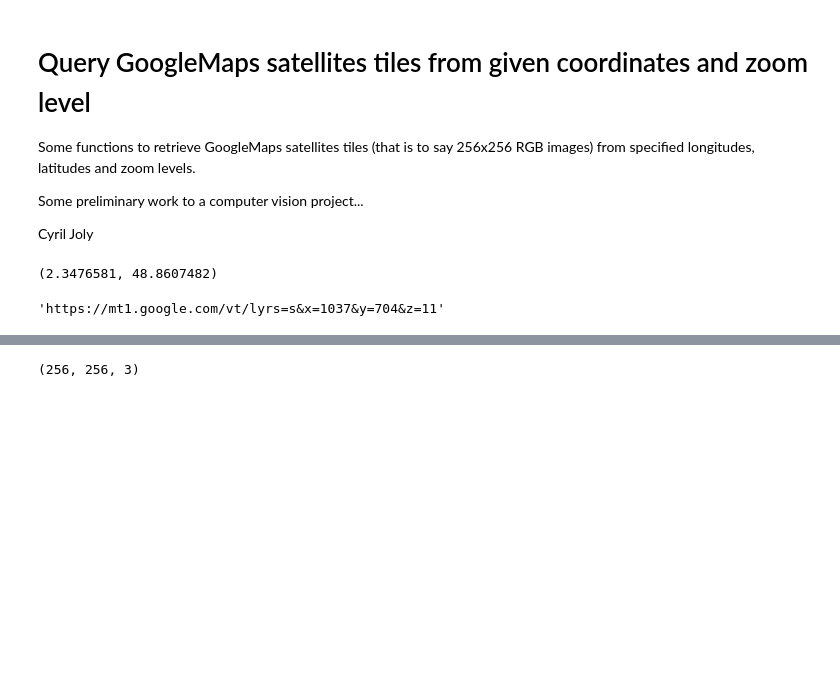
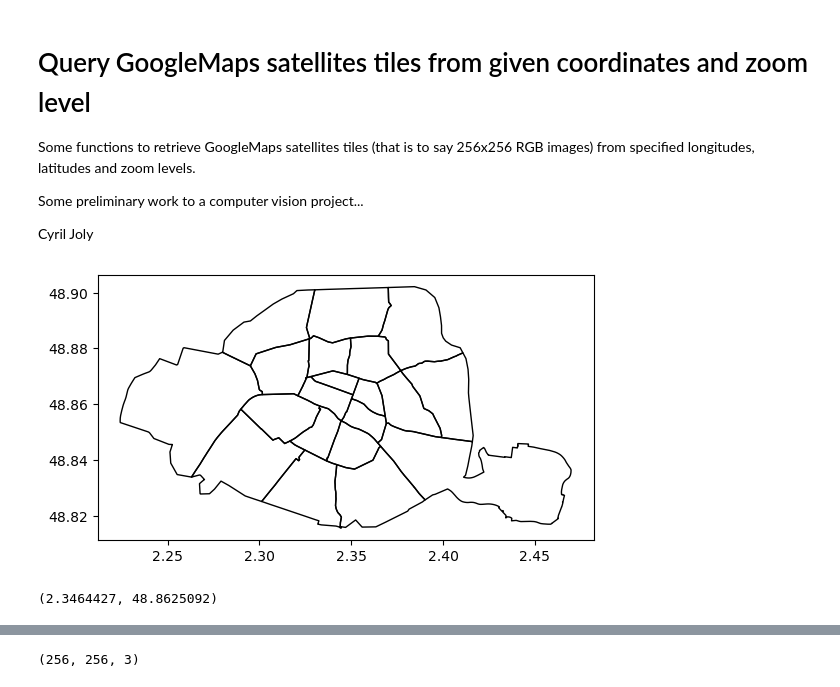
Before and after one commit to CyrilJl/Mathematical-Tours, a Jupyter notebook: GIS/Query GoogleMaps Satellites Tiles.ipynb, the cells around one changed output, grey strips where cells are left out. Saved outputs shown, nothing was run; the diff lists cells and outputs as text; code cells hidden in the pictures; blank space fills up the shorter version.

```diff
--- a/GIS/Query GoogleMaps Satellites Tiles.ipynb
+++ b/GIS/Query GoogleMaps Satellites Tiles.ipynb
@@ -54,12 +88,14 @@ def get_url_tiles(zoom, xtile, ytile):
 def get_url_coords(zoom, lon, lat):
     xtile, ytile = lon_lat_to_tile_coords(lon, lat, zoom)
     return get_url_tiles(zoom, xtile, ytile)
-# %%
-lon, lat = get_coordinates(place='Châtelet les Halles, Paris')
-lon, lat
-# %% [output]
-(2.3476581, 48.8607482)
-# %%
-get_url_coords(zoom=11, lon=lon, lat=lat)
-# %% [output]
-'https://mt1.google.com/vt/lyrs=s&x=1037&y=704&z=11'
+# %%
+paris = gpd.read_file("https://opendata.paris.fr/api/explore/v2.1/catalog/datasets/arrondissements/exports/geojson?lang=fr&timezone=Europe%2FBerlin")
+paris.plot(fc='none')
+plt.show()
+# %% [output]
+[figure, added]
+# %%
+lon, lat = get_coordinates(place='Châtelet les Halles, Paris')
+lon, lat
+# %% [output]
+(2.3464427, 48.8625092)
```
Also changed, not shown: parts of 3 cells of this notebook.
